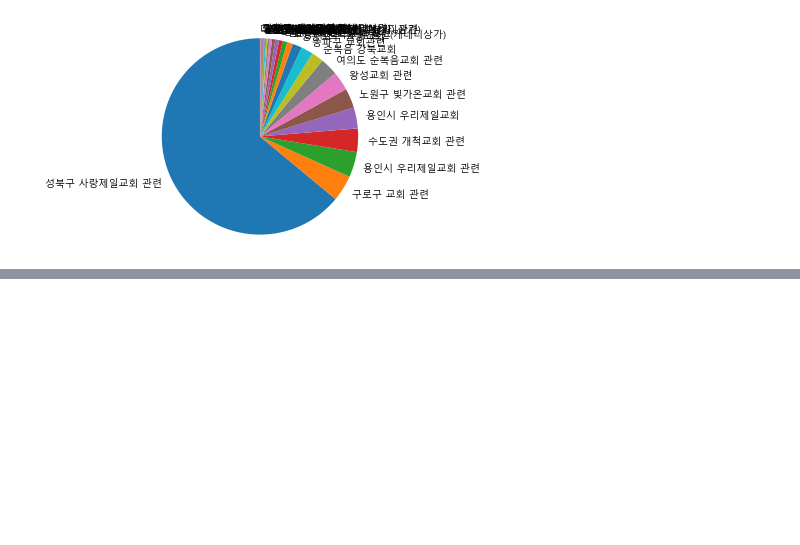
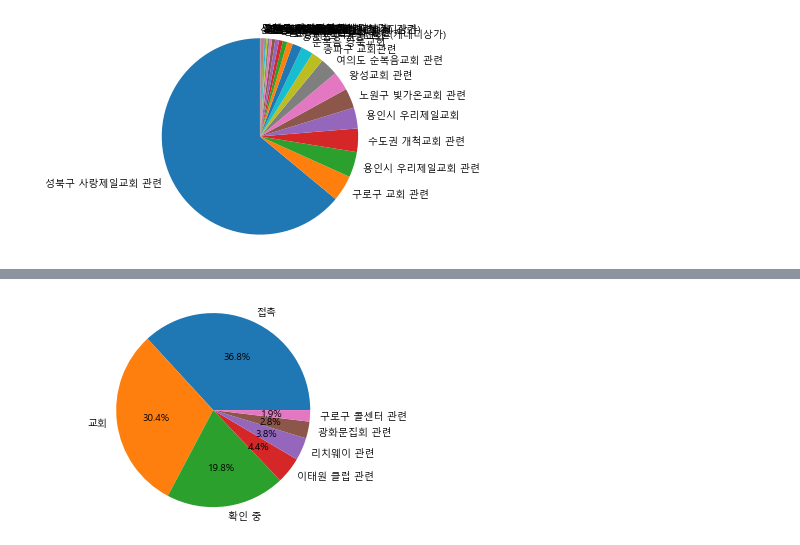
Before and after one commit to Lagom92/covid_visualize, a Jupyter notebook: note/church_seoul.ipynb, the cells around one changed output, grey strips where cells are left out. Saved outputs shown, nothing was run; the diff lists cells and outputs as text; code cells hidden in the pictures; blank space fills up the shorter version.

```diff
--- a/note/church_seoul.ipynb
+++ b/note/church_seoul.ipynb
@@ -212,0 +206,11 @@ plt.show()
+# %%
+# 접촉 관련 정보는 접촉이라고 이름 변경
+contact = df['접촉력'].value_counts()
+touch = []
+for i in contact.index:
+    if '접촉' in i:
+        touch.append(i)
+
+mask = df['접촉력'].isin(touch)
+df.loc[mask, '접촉력'] = '접촉'
+df
@@ -212,0 +236,11 @@ plt.show()
+# %%
+# 교회 관련을 교회로 묶음
+contact = df['접촉력'].value_counts()
+church = []
+for i in contact.index:
+    if '교회' in i:
+        church.append(i)
+
+mask = df['접촉력'].isin(church)
+df.loc[mask, '접촉력'] = '교회'
+df
@@ -212,0 +261,10 @@ plt.show()
+# %%
+# 50개 이상 만
+contact = df['접촉력'].value_counts()
+contact_10 = contact[contact > 50]
+
+plt.pie(contact_10, labels=contact_10.index, autopct='%1.1f%%')
+plt.axis('equal')
+plt.show()
+# %% [output]
+[figure, added]
```
Also changed, not shown: parts of 19 cells of this notebook.
